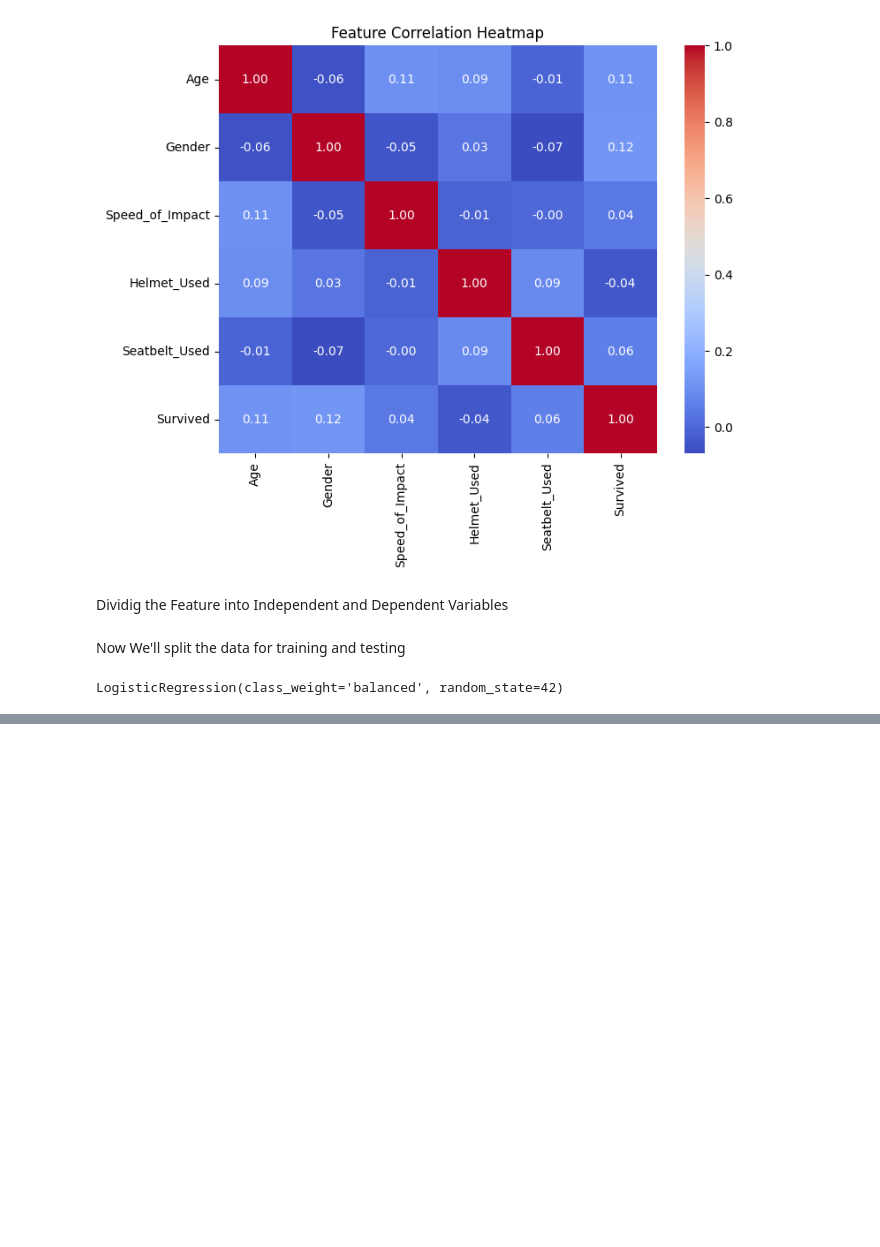
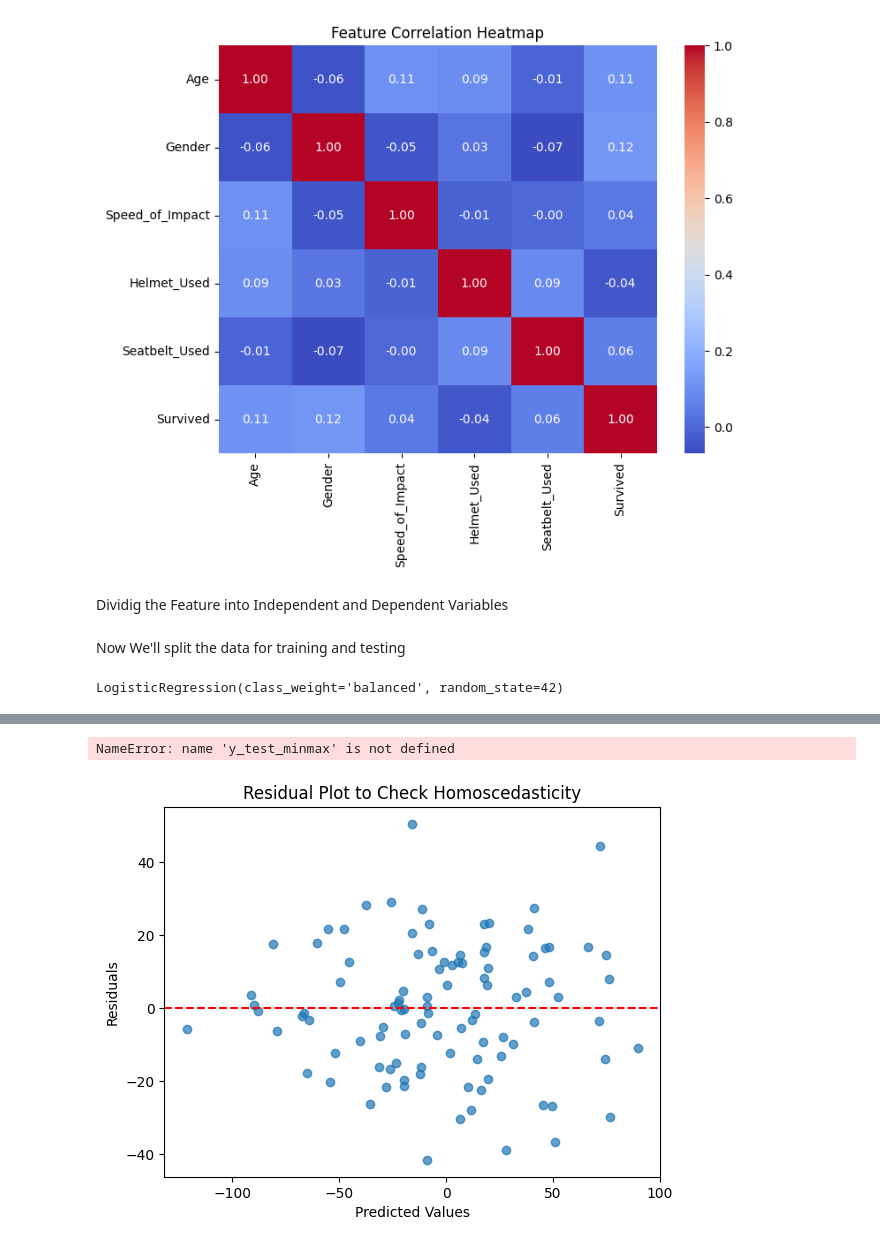
Before and after one commit to Shashankbhandari11/Classification_using_Logistic_regression, a Jupyter notebook: Machine Learning/ML Techniques/logistic_regression.ipynb, the cells around one changed output, grey strips where cells are left out. Drawn from its saved outputs; the diff is of its cells as text; code cells hidden in the pictures; blank space fills up the shorter version.

```diff
--- a/Machine Learning/ML Techniques/logistic_regression.ipynb
+++ b/Machine Learning/ML Techniques/logistic_regression.ipynb
@@ -213,0 +219,77 @@ weighted avg       0.53      0.53      0.51        40
+# %%
+import numpy as np
+import matplotlib.pyplot as plt
+from sklearn.model_selection import train_test_split
+from sklearn.neighbors import KNeighborsClassifier
+from sklearn.preprocessing import StandardScaler, MinMaxScaler
+from sklearn.metrics import accuracy_score
+from sklearn.datasets import make_classification
+
+# Generating a dataset where features have different scales
+np.random.seed(42)
+X = np.random.rand(200, 2)  # Random values between 0 and 1
+X[:, 0] *= 1000  # Scale the first feature up to [0, 1000]
+y = np.random.randint(0, 2, 200)  # Binary classification labels
+
+# Splitting data
+X_train, X_test, y_train, y_test = train_test_split(X, y, test_size=0.2, random_state=42)
+
+# KNN Without Scaling
+knn = KNeighborsClassifier(n_neighbors=5)
+knn.fit(X_train, y_train)
+y_pred = knn.predict(X_test)
+accuracy_no_scaling = accuracy_score(y_test, y_pred)
+
+# KNN With Standardization
+scaler_standard = StandardScaler()
+X_train_std = scaler_standard.fit_transform(X_train)
+X_test_std = scaler_standard.transform(X_test)
+
+knn_std = KNeighborsClassifier(n_neighbors=5)
+knn_std.fit(X_train_std, y_train)
+y_pred_std = knn_std.predict(X_test_std)
+accuracy_standard = accuracy_score(y_test, y_pred_std)
+
+# KNN With Min-Max Scaling
+scaler_minmax = MinMaxScaler()
+X_train_minmax = scaler_minmax.fit_transform(X_train)
+X_test_minmax = scaler_minmax.transform(X_test)
+
+knn_minmax = KNeighborsClassifier(n_neighbors=5)
+knn_minmax.fit(X_train_minmax, y_train)
+y_pred_minmax = knn_minmax.predict(X_test_minmax)
+accuracy_minmax = accuracy_score(y_test_minmax, y_pred_minmax)
+
+# Print Accuracy Results
+print(f"KNN Without Scaling Accuracy: {accuracy_no_scaling:.4f}")
+print(f"KNN With Standardization Accuracy: {accuracy_standard:.4f}")
+print(f"KNN With Min-Max Scaling Accuracy: {accuracy_minmax:.4f}")
+# %% [output]
+NameError: name 'y_test_minmax' is not defined
+# %%
+import numpy as np
+import matplotlib.pyplot as plt
+import seaborn as sns
+from sklearn.linear_model import LinearRegression
+from sklearn.datasets import make_regression
+
+# Generate Sample Data
+X, y = make_regression(n_samples=100, n_features=1, noise=20, random_state=42)
+
+# Fit Linear Regression
+model = LinearRegression()
+model.fit(X, y)
+y_pred = model.predict(X)
+
+# Calculate Residuals
+residuals = y - y_pred
+
+# Plot Residuals
+plt.scatter(y_pred, residuals, alpha=0.7)
+plt.axhline(y=0, color='r', linestyle='--')
+plt.xlabel("Predicted Values")
+plt.ylabel("Residuals")
+plt.title("Residual Plot to Check Homoscedasticity")
+plt.show()
+# %% [output]
+[figure, added]
```
Also changed, not shown: parts of 2 cells of this notebook, 18 other files.
